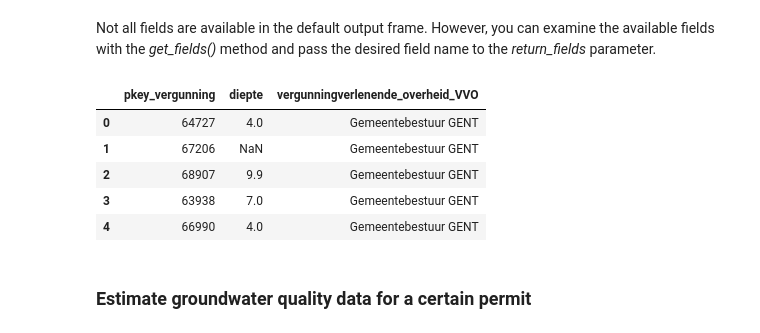
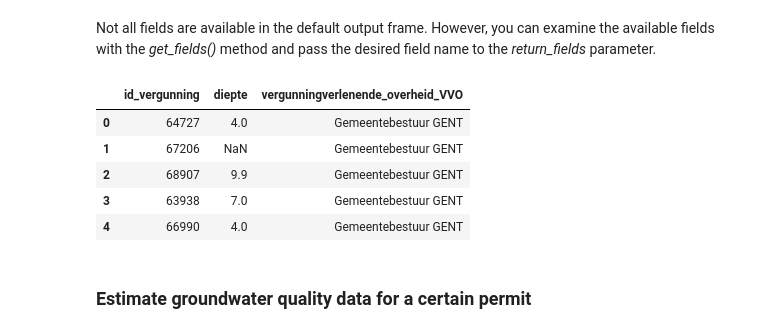
Before and after one commit to DOV-Vlaanderen/pydov, a Jupyter notebook: docs/notebooks/search_gw_permits.ipynb, the cells around one changed output. Saved outputs shown, nothing was run; the diff lists cells and outputs as text; code cells hidden in the pictures.

```diff
--- a/docs/notebooks/search_gw_permits.ipynb
+++ b/docs/notebooks/search_gw_permits.ipynb
@@ -23,6 +23,6 @@ import pydov
 # %%
-from pydov.search.gwvergunningen import GwvergunningenSearch
-gwv = GwvergunningenSearch()
+from pydov.search.grondwatervergunning import GrondwaterVergunningSearch
+gwv = GrondwaterVergunningSearch()
 # %% [markdown]
 A description is provided for the 'Gwvergunningen' datatype (in Dutch):
 # %%
@@ -200,17 +199,17 @@ Not all fields are available in the default output frame. However, you can exami
 # %%
 from owslib.fes import PropertyIsGreaterThanOrEqualTo
 
 query = PropertyIsGreaterThanOrEqualTo(
             propertyname='diepte',
             literal='200')
 
 df = gwv.search(
     location=GmlFilter(gemeente_poly, Within),
-    return_fields=('pkey_vergunning', 'diepte', 'vergunningverlenende_overheid_VVO'))
+    return_fields=('id_vergunning', 'diepte', 'vergunningverlenende_overheid_VVO'))
 
 df.head()
 # %% [output]
-|  | pkey_vergunning | diepte | vergunningverlenende_overheid_VVO |
+|  | id_vergunning | diepte | vergunningverlenende_overheid_VVO |
 | 0 | 64727 | 4.0 | Gemeentebestuur GENT |
 | 1 | 67206 | NaN | Gemeentebestuur GENT |
 | 2 | 68907 | 9.9 | Gemeentebestuur GENT |
```
Also changed, not shown: parts of 9 cells of this notebook, 1 other file.
